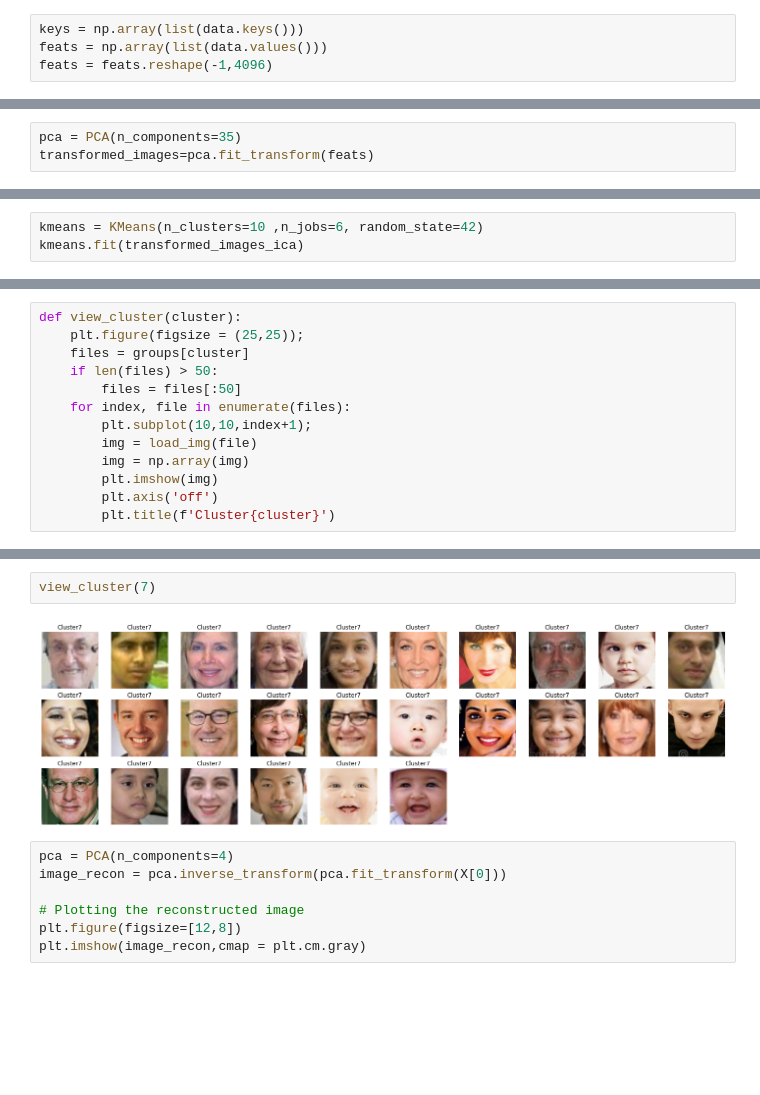
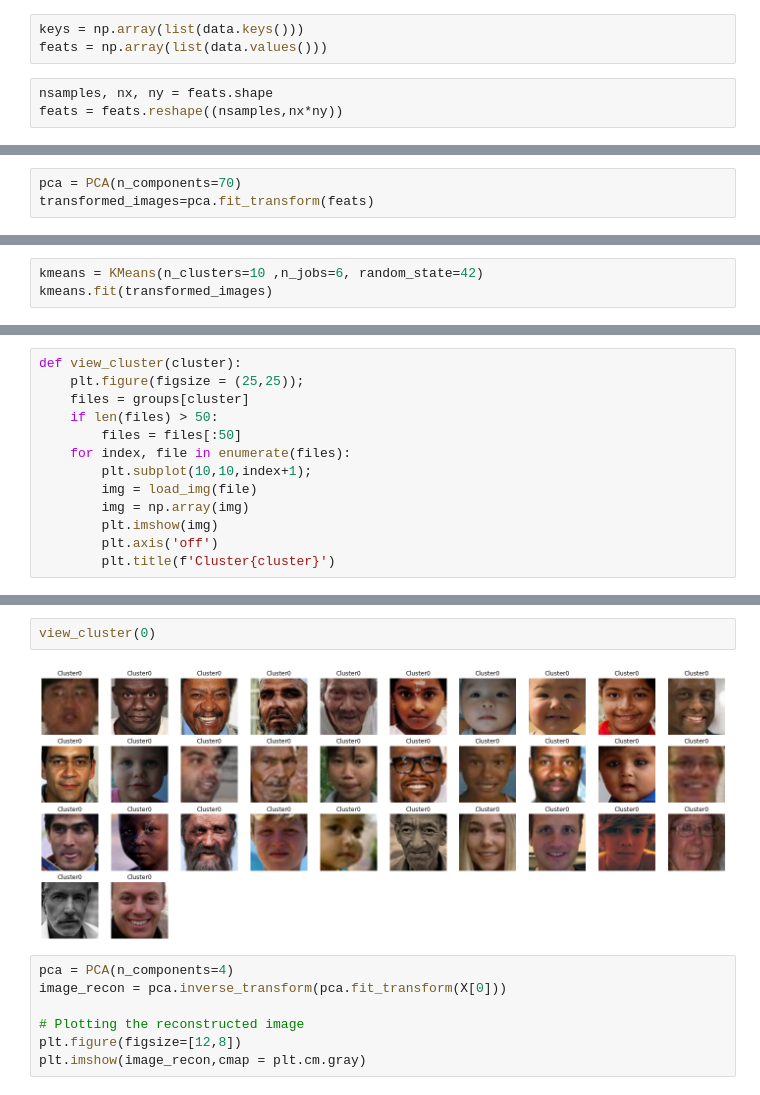
Before and after one commit to koldbrandt/glowing-umbrella-faces-unsup, a Jupyter notebook: ICA.ipynb, the cells around one changed output, grey strips where cells are left out. Cells and saved outputs as stored; diff of their text form; blank space fills up the shorter version.

```diff
--- a/ICA.ipynb
+++ b/ICA.ipynb
@@ -40,4 +28,6 @@ for image in images:
 # %%
 keys = np.array(list(data.keys()))
 feats = np.array(list(data.values()))
-feats = feats.reshape(-1,4096)
+# %%
+nsamples, nx, ny = feats.shape
+feats = feats.reshape((nsamples,nx*ny))
@@ -44,5 +44,5 @@ feats = feats.reshape(-1,4096)
 # %%
-pca = PCA(n_components=35)
+pca = PCA(n_components=70)
 transformed_images=pca.fit_transform(feats)
 # %%
 print(f"Components before PCA: {len(feats[0])}")
@@ -67,5 +73,5 @@ ica = FastICA(n_components=20)
 transformed_images_ica = ica.fit_transform(transformed_images)
 # %%
 kmeans = KMeans(n_clusters=10 ,n_jobs=6, random_state=42)
-kmeans.fit(transformed_images_ica)
+kmeans.fit(transformed_images)
 # %% [output]
@@ -113,7 +122,7 @@ view_cluster(2)
 # %%
-view_cluster(7)
+view_cluster(0)
 # %% [output]
-[figure, old version]
+[figure, new version]
 # %%
 pca = PCA(n_components=4)
 image_recon = pca.inverse_transform(pca.fit_transform(X[0]))
```
Also changed, not shown: parts of 13 cells of this notebook.
